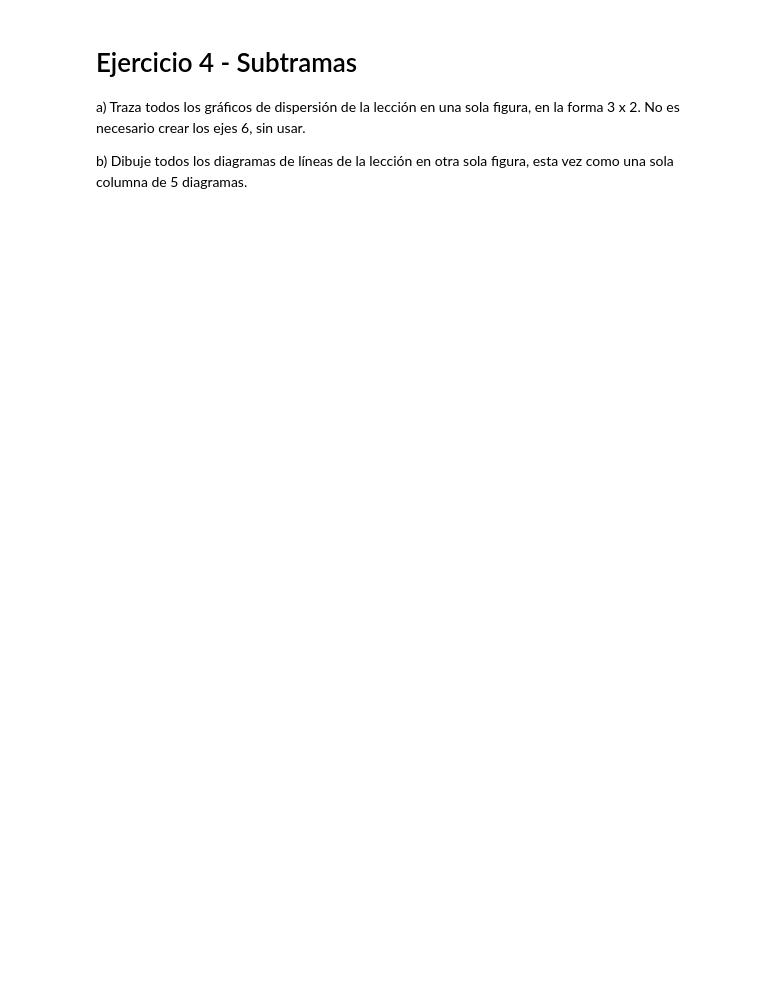
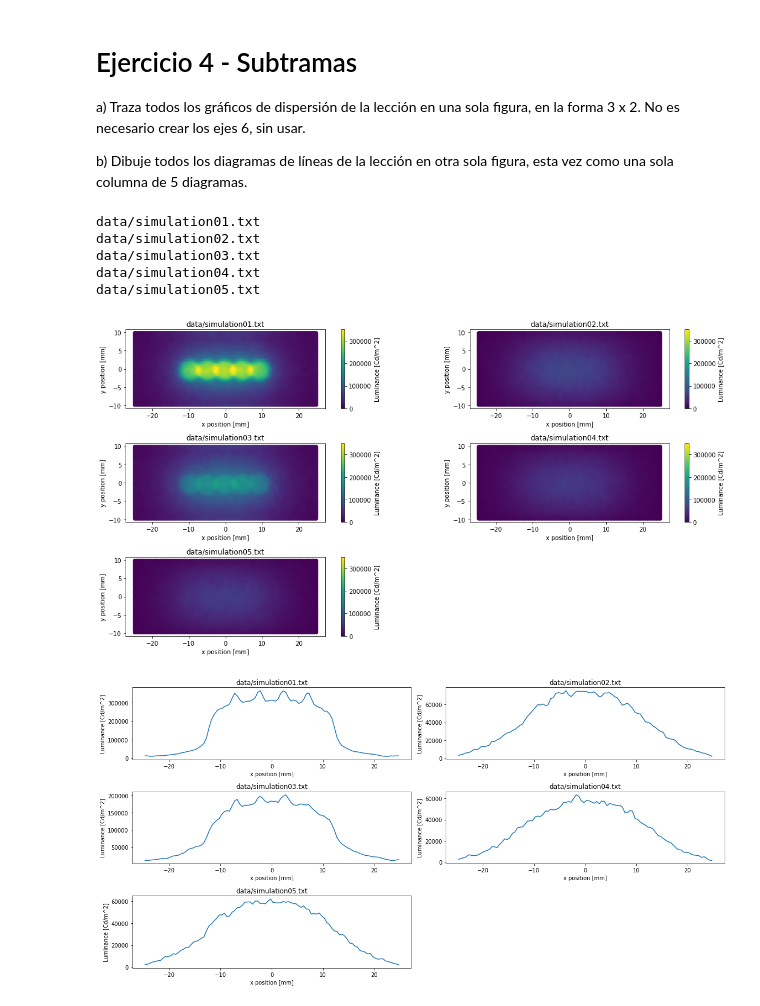
Before and after one commit to federicopfund/data-engineer, a Jupyter notebook: cicd-etl/notebooks/jupyter/01 - Jupyter Notebooks/06AnalyzingDataFromMultipleFiles.ipynb, the cells around one changed output. Saved outputs shown, nothing was run; the diff lists cells and outputs as text; code cells hidden in the pictures; blank space fills up the shorter version.

```diff
--- a/cicd-etl/notebooks/jupyter/01 - Jupyter Notebooks/06AnalyzingDataFromMultipleFiles.ipynb
+++ b/cicd-etl/notebooks/jupyter/01 - Jupyter Notebooks/06AnalyzingDataFromMultipleFiles.ipynb
@@ -188,12 +236,3 @@ Grafique la diferencia entre los radiancias encontrados en las simulaciones 02 y
 # Ejercicio 3 - Generar estadísticas compuestas
 
 Podemos ver fácilmente que el primer conjunto de datos de simulación coincide con el experimento más de cerca, pero debemos comprobar los otros conjuntos de datos también. Para cada conjunto de datos, utilice la indexación booleana para encontrar la luminancia media (la luminancia entre -10 mm <= x <= +10 mm) en las secciones transversales y calcular la diferencia porcentual con la luminancia media experimental equivalente en la misma región.
-# %%
-import glob
-import numpy
-
-
-filenames = glob.glob('simulation*.txt')
-experiment = numpy.loadtxt(fname='experiment01.csv', delimiter=',')
-# Enter your solution here
-# Note: percentage difference should be = (difference between the values/experimental value)*100
@@ -203,3 +272,51 @@ experiment = numpy.loadtxt(fname='experiment01.csv', delimiter=',')
 a) Traza todos los gráficos de dispersión de la lección en una sola figura, en la forma 3 x 2. No es necesario crear los ejes 6, sin usar.
 
 b) Dibuje todos los diagramas de líneas de la lección en otra sola figura, esta vez como una sola columna de 5 diagramas.
+# %%
+fig1 = plt.figure(figsize=(16,8))
+fig2 = plt.figure(figsize=(16,8))
+
+filenames = sorted(glob.glob('data/simulation*.txt'))
+for i, filename in enumerate(filenames):
+    print(filename)
+
+    sim = np.loadtxt(fname=filename, skiprows=52)
+    x = sim[:, 0]
+    y = sim[:, 1]
+    rad = sim[:, 2]
+    smallest_y = np.amin(abs(y))
+    x_cross_section = x[y==smallest_y]
+    luminance_cross_section = rad[y==smallest_y]
+
+    ax1 = fig1.add_subplot(3,2,i+1)
+    ax2 = fig2.add_subplot(3,2,i+1)
+
+    sc = ax1.scatter(x, y, c=rad, vmin=0, vmax=350000)
+    cb = fig.colorbar(sc, ax=ax1)
+
+    ax2.plot(x_cross_section, luminance_cross_section)
+
+    ax1.set_ylabel('y position [mm]')
+    ax1.set_xlabel('x position [mm]')
+
+    ax2.set_ylabel('Luminance [Cd/m^2]')
+    ax2.set_xlabel('x position [mm]')
+
+    cb.set_label('Luminance [Cd/m^2]')
+
+    ax1.set_title(filename)
+    ax2.set_title(filename)
+
+    ax1.set_aspect(1)
+
+
+fig1.tight_layout()
+fig2.tight_layout()
+# %% [output]
+data/simulation01.txt
+data/simulation02.txt
+data/simulation03.txt
+data/simulation04.txt
+data/simulation05.txt
+[figure, added]
+[figure, added]
```
Also changed, not shown: parts of 9 cells of this notebook.
